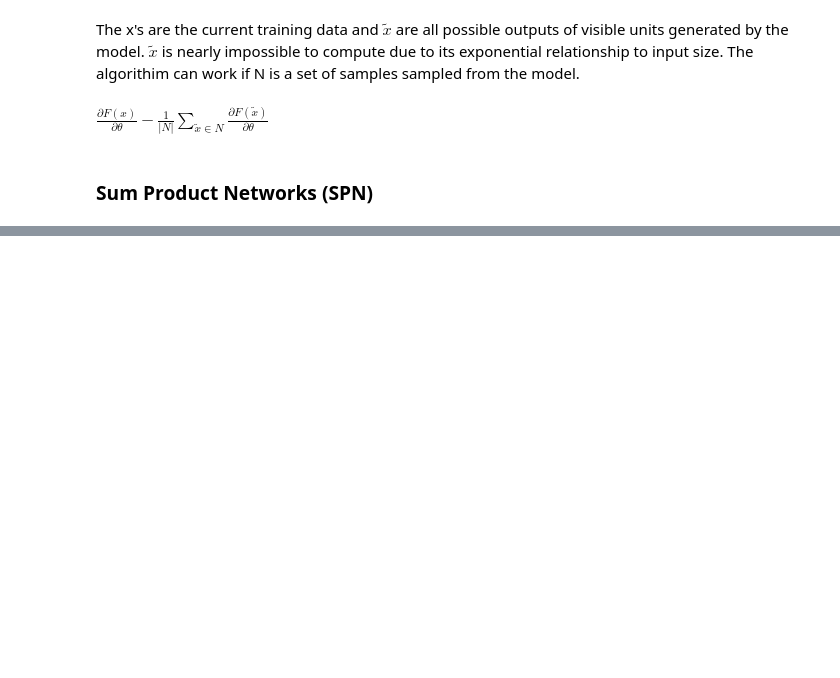
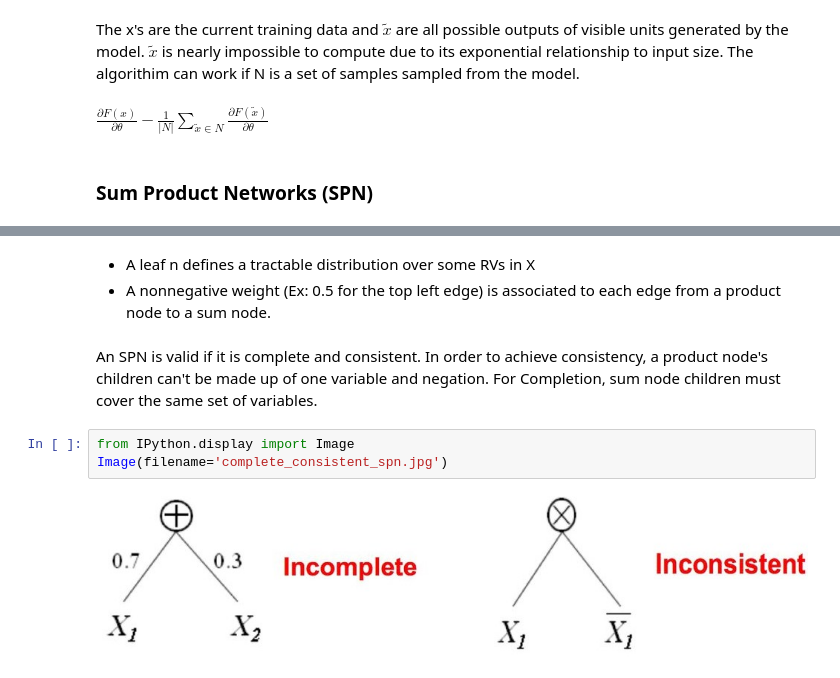
Before and after one commit to rtora/Summer19, a Jupyter notebook: Summer19_report.ipynb, the cells around one changed output, grey strips where cells are left out. Saved outputs shown, nothing was run; the diff lists cells and outputs as text; blank space fills up the shorter version.

```diff
--- a/Summer19_report.ipynb
+++ b/Summer19_report.ipynb
@@ -52,0 +60,10 @@ $\frac{\partial F(x)}{\partial \theta}-\frac{1}{|N|}\sum_{\tilde{x}∈N}^{}\frac
+# %% [markdown]
+- A leaf n defines a tractable distribution over some RVs in X
+- A nonnegative weight (Ex: 0.5 for the top left edge) is associated to each edge from a product node to a sum node.
+# %% [markdown]
+An SPN is valid if it is complete and consistent. In order to achieve consistency, a product node's children can't be made up of one variable and negation. For Completion, sum node children must cover the same set of variables.
+# %%
+from IPython.display import Image
+Image(filename='complete_consistent_spn.jpg')
+# %% [output]
+[figure, added]
```
Also changed, not shown: parts of 56 cells of this notebook.
